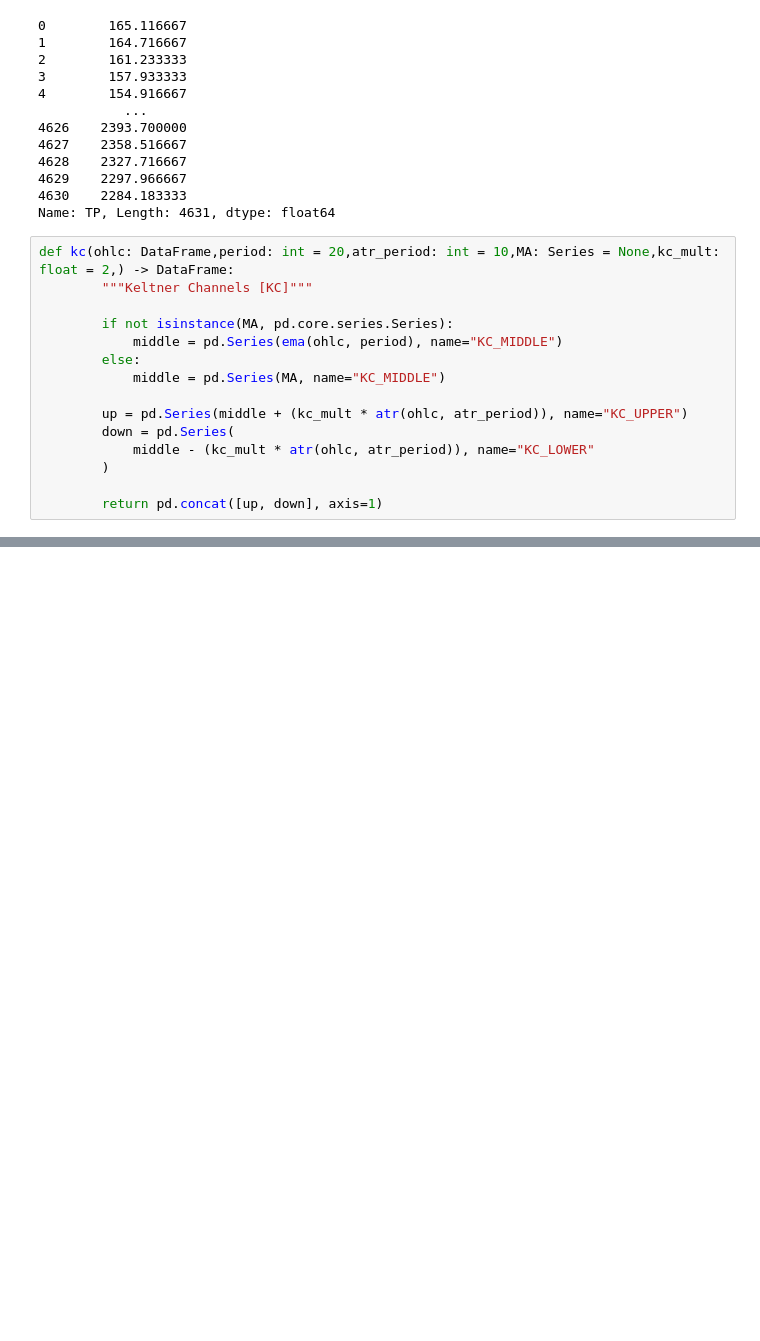
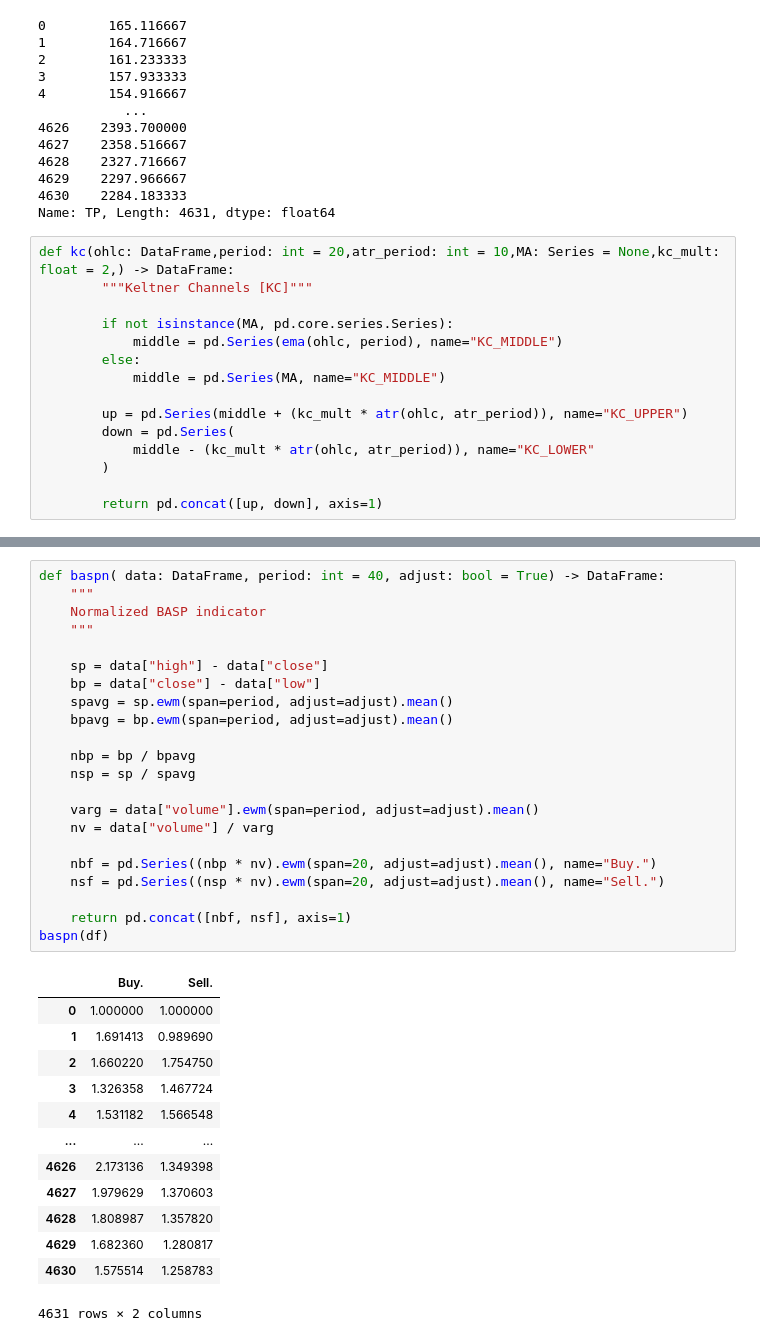
Before and after one commit to divyanshu-kunwar/StatisticIndicators, a Jupyter notebook: indicator-S.ipynb, the cells around one changed output, grey strips where cells are left out. Saved outputs shown, nothing was run; the diff lists cells and outputs as text; blank space fills up the shorter version.

```diff
--- a/indicator-S.ipynb
+++ b/indicator-S.ipynb
@@ -1611,0 +1711,36 @@ def kc(ohlc: DataFrame,period: int = 20,atr_period: int = 10,MA: Series = None,k
+# %%
+def baspn( data: DataFrame, period: int = 40, adjust: bool = True) -> DataFrame:
+    """
+    Normalized BASP indicator
+    """
+
+    sp = data["high"] - data["close"]
+    bp = data["close"] - data["low"]
+    spavg = sp.ewm(span=period, adjust=adjust).mean()
+    bpavg = bp.ewm(span=period, adjust=adjust).mean()
+
+    nbp = bp / bpavg
+    nsp = sp / spavg
+
+    varg = data["volume"].ewm(span=period, adjust=adjust).mean()
+    nv = data["volume"] / varg
+
+    nbf = pd.Series((nbp * nv).ewm(span=20, adjust=adjust).mean(), name="Buy.")
+    nsf = pd.Series((nsp * nv).ewm(span=20, adjust=adjust).mean(), name="Sell.")
+
+    return pd.concat([nbf, nsf], axis=1)
+baspn(df)
+# %% [output]
+|  | Buy. | Sell. |
+| 0 | 1.000000 | 1.000000 |
+| 1 | 1.691413 | 0.989690 |
+| 2 | 1.660220 | 1.754750 |
+| 3 | 1.326358 | 1.467724 |
+| 4 | 1.531182 | 1.566548 |
+| ... | ... | ... |
+| 4626 | 2.173136 | 1.349398 |
+| 4627 | 1.979629 | 1.370603 |
+| 4628 | 1.808987 | 1.357820 |
+| 4629 | 1.682360 | 1.280817 |
+| 4630 | 1.575514 | 1.258783 |
+4631 rows × 2 columns
```
Also changed, not shown: parts of 6 cells of this notebook.
